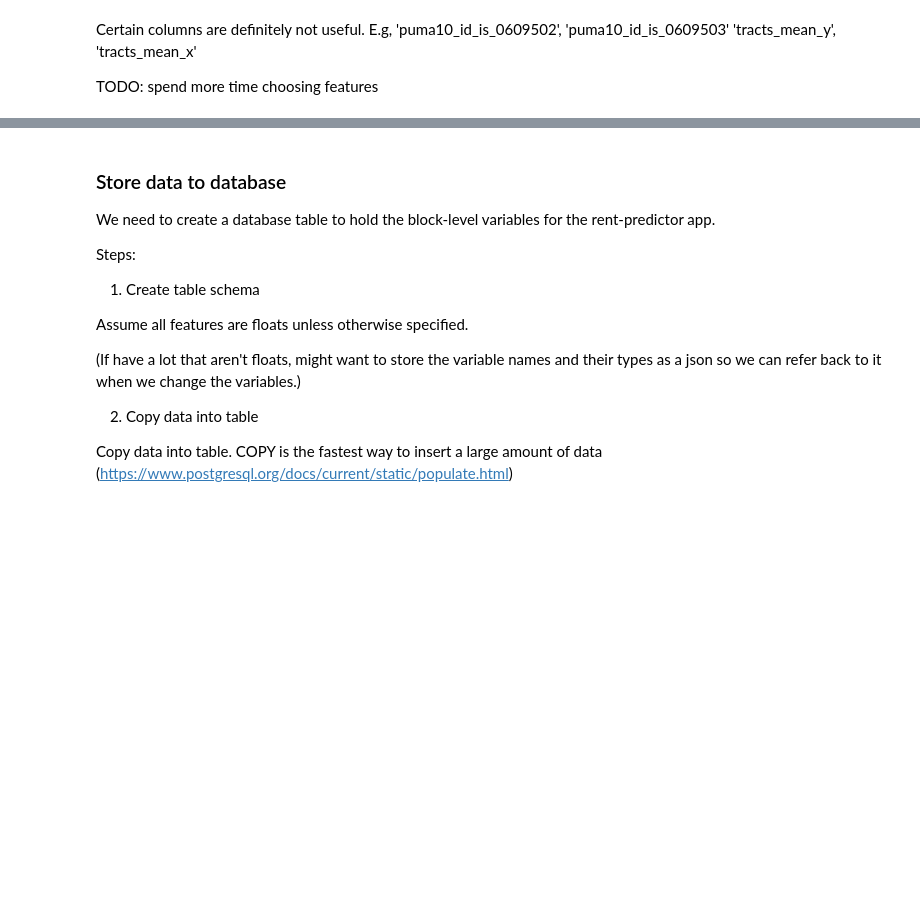
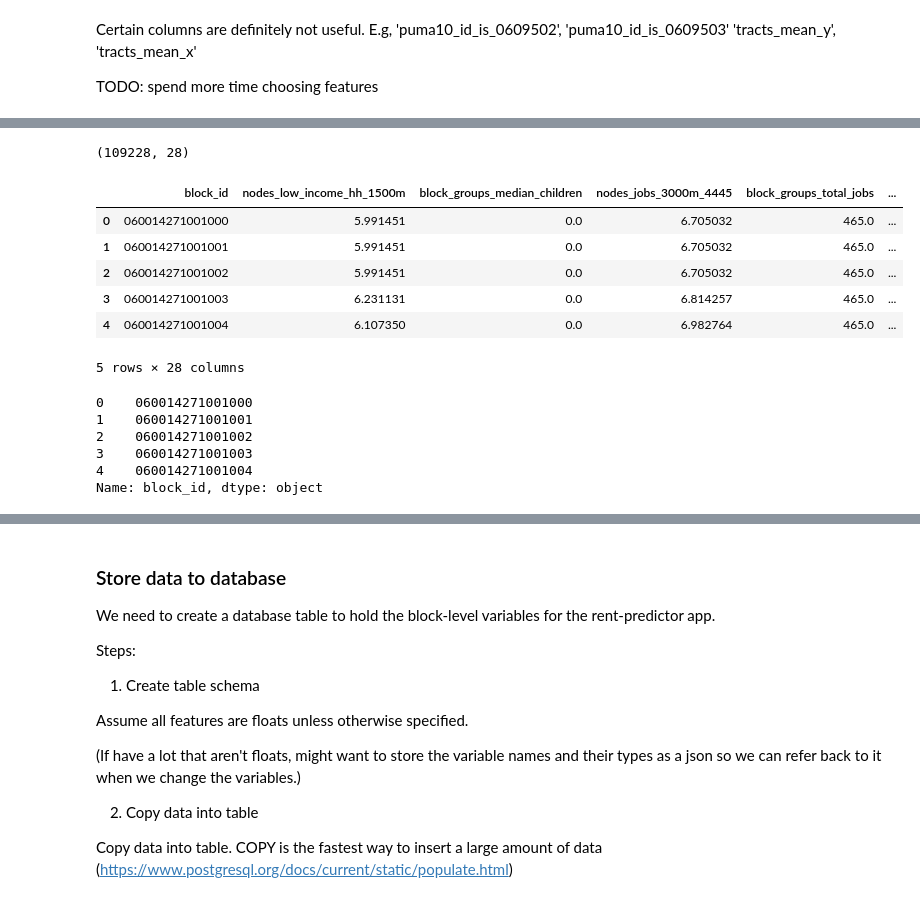
Before and after one commit to lrayle/rental-listings-census, a Jupyter notebook: src/data_preprocessing.ipynb, the cells around one changed output, grey strips where cells are left out. Drawn from its saved outputs; the diff is of its cells as text; code cells hidden in the pictures; blank space fills up the shorter version.

Commit message:
Fix data columns

```diff
--- a/src/data_preprocessing.ipynb
+++ b/src/data_preprocessing.ipynb
@@ -360,2 +381,12 @@ unneeded_cols = [x for x in block_cols if x.startswith('puma10_id_is_')]+
 # %%
 len(unneeded_cols)
+# %%
+cols_to_use = ['block_id','nodes_population_1500m','block_groups_total_jobs', 'block_groups_median_children',
+       'block_groups_median_income', 'prop_tenure_1', 'nodes_low_income_hh_1500m', 'nodes_high_income_hh_1500m',
+       'nodes_jobs_3000m','nodes_jobs_20km', 'nodes_population_400m', 'nodes_population_800m',
+       'block_groups_prop_race_of_head_1','block_groups_prop_race_of_head_2', 'block_groups_prop_race_of_head_3',
+       'block_groups_prop_race_of_head_7','block_groups_prop_race_of_head_8','block_groups_prop_race_of_head_6',
+       'pumas_density_residential_units','block_groups_density_jobs',
+       'nodes_jobs_1500m_4445','nodes_jobs_3000m_4445',
+       'nodes_du_5000m','nodes_du_800m','block_groups_median_rent',
+       'block_groups_median_persons', 'block_groups_median_age_of_head', 'nodes_ave_year_built_800m']
@@ -362,32 +397,27 @@ len(unneeded_cols)
 # %%
-# for now, define:
-# TODO: update these with actual columns to use.
-cols_to_use = ['block_id', 'res_rents', 'res_values',
-       'counties_prop_cars_6', 'nodes_low_income_hh_1500m',
-       'block_groups_median_children', 'tracts_prop_workers_3',
-       'tracts_prop_workers_2', 'tracts_prop_workers_1',
-       'tracts_prop_workers_0', 'tracts_prop_workers_5',
-       'tracts_prop_workers_4', 'block_groups_median_acres',
-       'counties_prop_year_built_1995', 'prop_sector_id_72',
-       'prop_sector_id_71', 'pumas_prop_aggr_sector_id_4',
-       'pumas_prop_aggr_sector_id_3', 'pumas_prop_aggr_sector_id_2',
-       'pumas_prop_aggr_sector_id_1', 'nodes_post2010_du_5000m',
-       'pumas_prop_persons_1', 'pumas_prop_persons_2', 'pumas_prop_persons_3',
-       'pumas_prop_persons_4', 'pumas_prop_persons_5', 'pumas_prop_persons_6',
-       'pumas_prop_persons_7', 'pumas_prop_persons_8', 'pumas_prop_persons_9',
-       'tracts_mean_cars', 'tracts_mean_rent', 'nodes_post2000_du_800m',
-       'total_households', 'pumas_mean_y', 'pumas_mean_x',
-       'tracts_mean_sector_id', 'nodes_du_400m', 'block_groups_sum_workers',
-       'pumas_prop_year_built_1930', 'puma10_id_is_0604101',
-       'puma10_id_is_0604102', 'prop_year_built_2005',
-       'nodes_ave_workers_1500m', 'counties_prop_children_5']
 
 # Read all rows, using only the columns we want
 df_blocks = pd.read_csv(os.path.join('temp',BLOCK_FILE),dtype={'block_id':str}, usecols = cols_to_use)
 print(df_blocks.shape)
 df_blocks.head()
+# %% [output]
+(109228, 28)
+|  | block_id | nodes_low_income_hh_1500m | block_groups_median_children | nodes_jobs_3000m_4445 | block_groups_total_jobs | ... |
+| 0 | 060014271001000 | 5.991451 | 0.0 | 6.705032 | 465.0 | ... |
+| 1 | 060014271001001 | 5.991451 | 0.0 | 6.705032 | 465.0 | ... |
+| 2 | 060014271001002 | 5.991451 | 0.0 | 6.705032 | 465.0 | ... |
+| 3 | 060014271001003 | 6.231131 | 0.0 | 6.814257 | 465.0 | ... |
+| 4 | 060014271001004 | 6.107350 | 0.0 | 6.982764 | 465.0 | ... |
+5 rows × 28 columns
 # %%
 df_blocks['block_id'].head()
+# %% [output]
+0    060014271001000
+1    060014271001001
+2    060014271001002
+3    060014271001003
+4    060014271001004
+Name: block_id, dtype: object
 # %%
 df_listings = get_craiglist(filters = ["region='sfbay'","rent>100"])
 # %%
```
Also changed, not shown: parts of 15 cells of this notebook.
